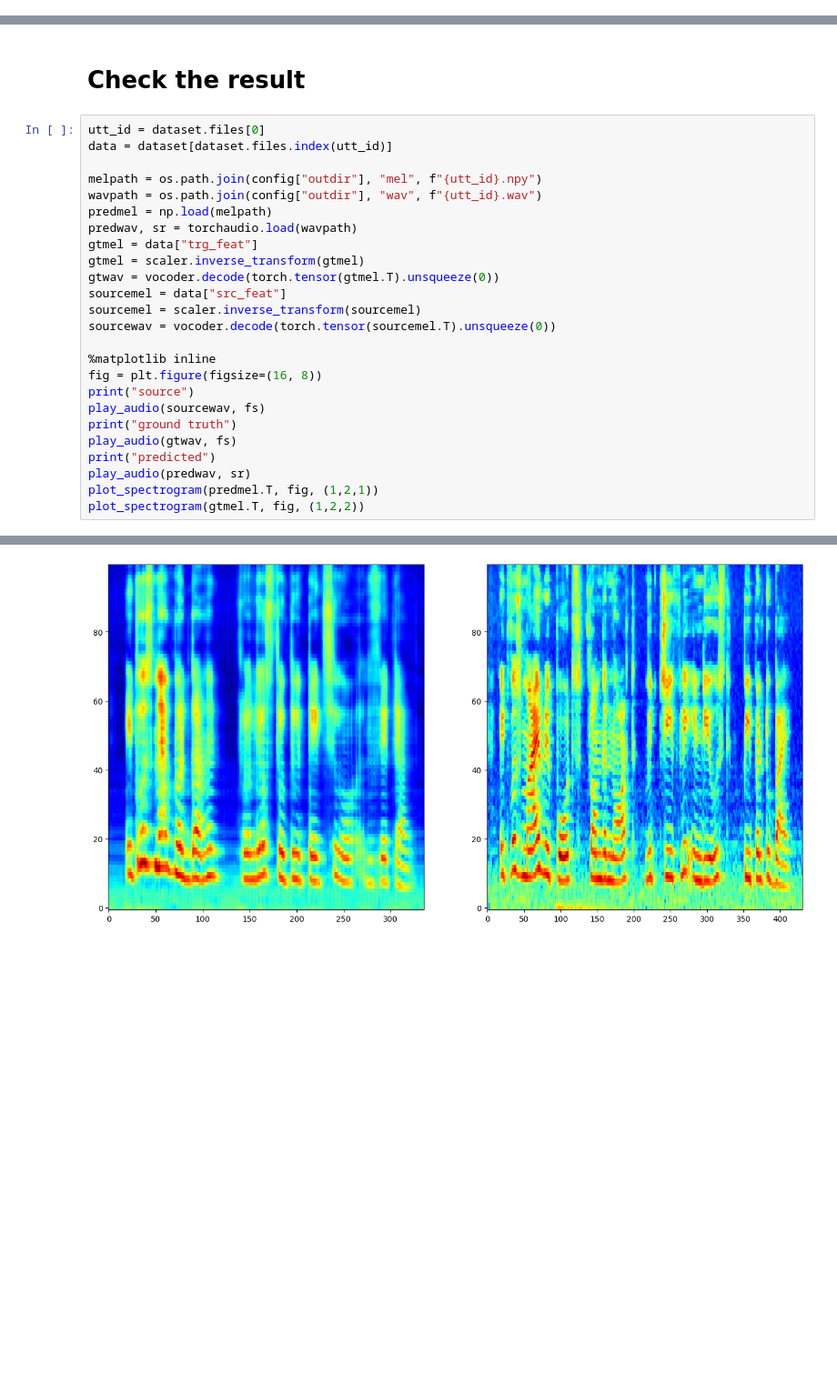
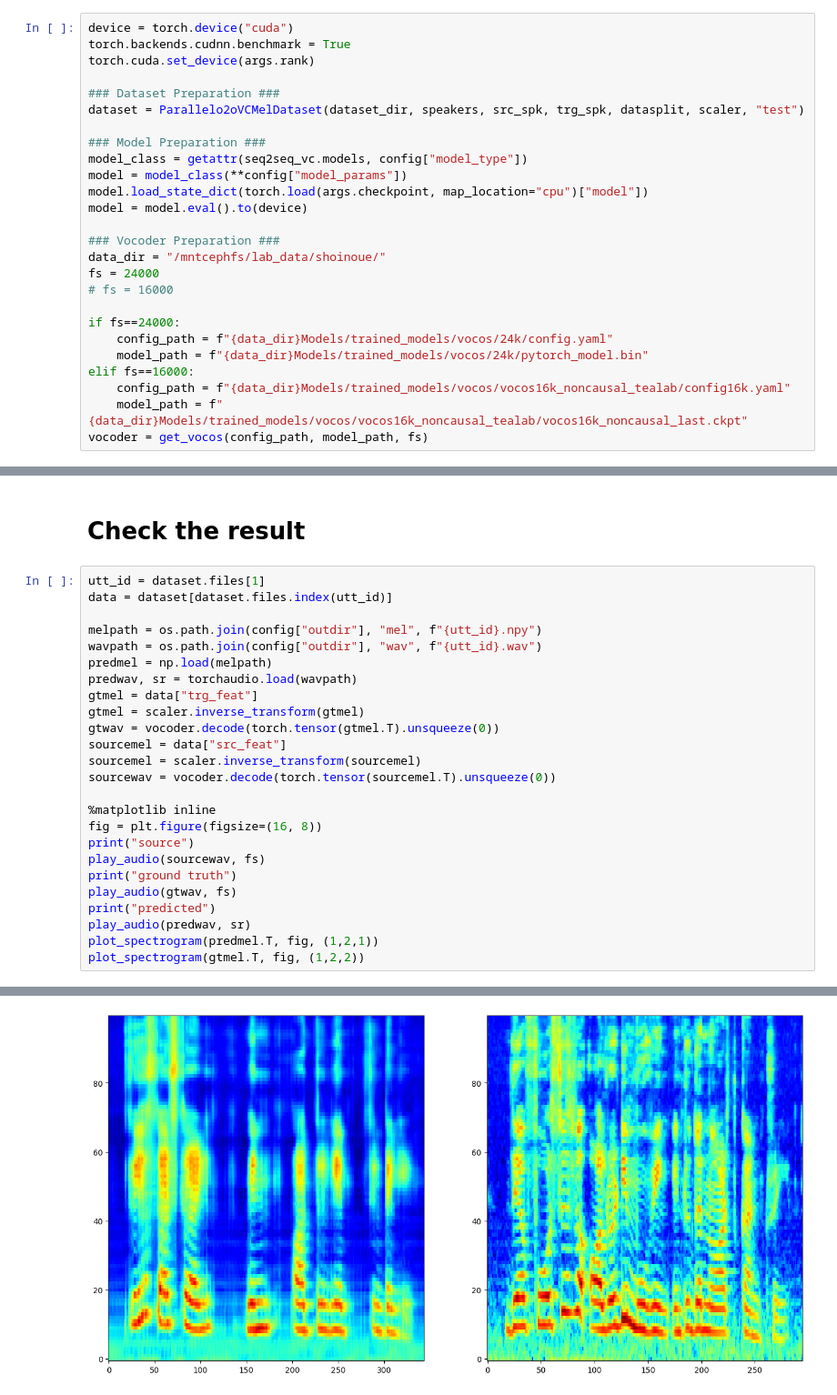
Before and after one commit to shinshoji01/seq2seq-vc, a Jupyter notebook: notebooks/01-A_inference.ipynb, the cells around one changed output, grey strips where cells are left out. Shown at 91% size. Cells and saved outputs as stored; diff of their text form; blank space fills up the shorter version.

```diff
--- a/notebooks/01-A_inference.ipynb
+++ b/notebooks/01-A_inference.ipynb
@@ -174,0 +64,26 @@ vocoder = get_pretrained_model(config_path, model_path)
+# %%
+device = torch.device("cuda")
+torch.backends.cudnn.benchmark = True
+torch.cuda.set_device(args.rank)
+
+### Dataset Preparation ###
+dataset = Parallelo2oVCMelDataset(dataset_dir, speakers, src_spk, trg_spk, datasplit, scaler, "test")
+
+### Model Preparation ###
+model_class = getattr(seq2seq_vc.models, config["model_type"])
+model = model_class(**config["model_params"])
+model.load_state_dict(torch.load(args.checkpoint, map_location="cpu")["model"])
+model = model.eval().to(device)
+
+### Vocoder Preparation ###
+data_dir = "/mntcephfs/lab_data/shoinoue/"
+fs = 24000
+# fs = 16000
+
+if fs==24000:
+    config_path = f"{data_dir}Models/trained_models/vocos/24k/config.yaml"
+    model_path = f"{data_dir}Models/trained_models/vocos/24k/pytorch_model.bin"
+elif fs==16000:
+    config_path = f"{data_dir}Models/trained_models/vocos/vocos16k_noncausal_tealab/config16k.yaml"
+    model_path = f"{data_dir}Models/trained_models/vocos/vocos16k_noncausal_tealab/vocos16k_noncausal_last.ckpt"
+vocoder = get_vocos(config_path, model_path, fs)
@@ -221,36 +139,36 @@ with torch.no_grad(), tqdm(dataset, desc="[decode]") as pbar:
 # %% [markdown]
 # Check the result
 # %%
-utt_id = dataset.files[0]
+utt_id = dataset.files[1]
 data = dataset[dataset.files.index(utt_id)]
 
 melpath = os.path.join(config["outdir"], "mel", f"{utt_id}.npy")
 wavpath = os.path.join(config["outdir"], "wav", f"{utt_id}.wav")
 predmel = np.load(melpath)
 predwav, sr = torchaudio.load(wavpath)
 gtmel = data["trg_feat"]
 gtmel = scaler.inverse_transform(gtmel)
 gtwav = vocoder.decode(torch.tensor(gtmel.T).unsqueeze(0))
 sourcemel = data["src_feat"]
 sourcemel = scaler.inverse_transform(sourcemel)
 sourcewav = vocoder.decode(torch.tensor(sourcemel.T).unsqueeze(0))
 
 %matplotlib inline
 fig = plt.figure(figsize=(16, 8))
 print("source")
 play_audio(sourcewav, fs)
 print("ground truth")
 play_audio(gtwav, fs)
 print("predicted")
 play_audio(predwav, sr)
 plot_spectrogram(predmel.T, fig, (1,2,1))
 plot_spectrogram(gtmel.T, fig, (1,2,2))
 # %% [output]
 source
 [interactive output not drawn]
 ground truth
 [interactive output not drawn]
 predicted
 [interactive output not drawn]
 <AxesSubplot: >
-[figure, old version]
+[figure, new version]
```
Also changed, not shown: parts of 4 cells of this notebook, 49 other files.
